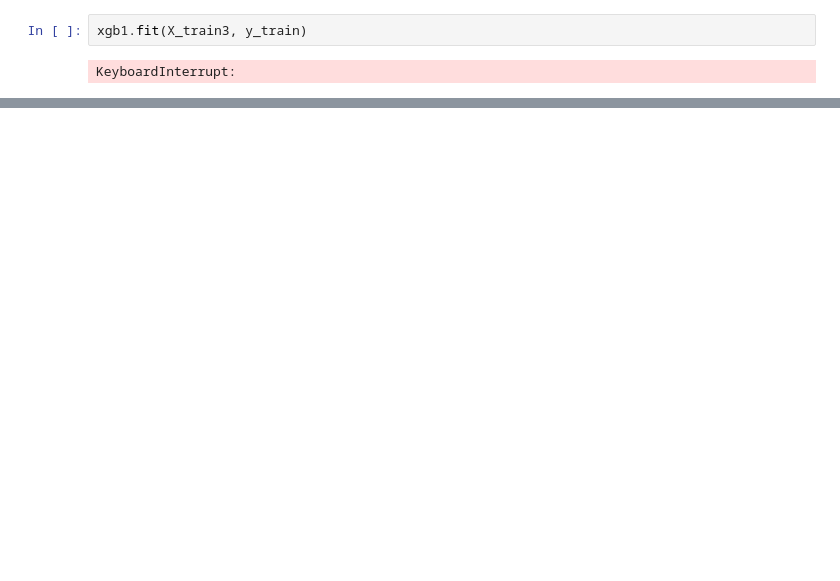
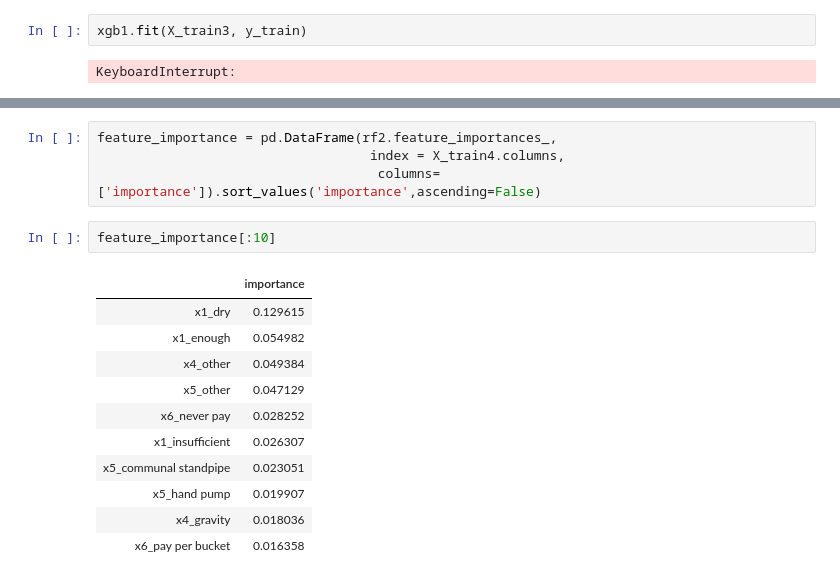
Before and after one commit to mattcarr17/mod_3_flatiron_project, a Jupyter notebook: notebooks/exploratory/06_mc_models.ipynb, the cells around one changed output, grey strips where cells are left out. Drawn from its saved outputs; the diff is of its cells as text; blank space fills up the shorter version.

```diff
--- a/notebooks/exploratory/06_mc_models.ipynb
+++ b/notebooks/exploratory/06_mc_models.ipynb
@@ -431,0 +426,18 @@ functional needs repair       0.51      0.20      0.29       791
+# %%
+feature_importance = pd.DataFrame(rf2.feature_importances_,
+                                   index = X_train4.columns,
+                                    columns=['importance']).sort_values('importance',ascending=False)
+# %%
+feature_importance[:10]
+# %% [output]
+|  | importance |
+| x1_dry | 0.129615 |
+| x1_enough | 0.054982 |
+| x4_other | 0.049384 |
+| x5_other | 0.047129 |
+| x6_never pay | 0.028252 |
+| x1_insufficient | 0.026307 |
+| x5_communal standpipe | 0.023051 |
+| x5_hand pump | 0.019907 |
+| x4_gravity | 0.018036 |
+| x6_pay per bucket | 0.016358 |
```
Also changed, not shown: parts of 39 cells of this notebook.
